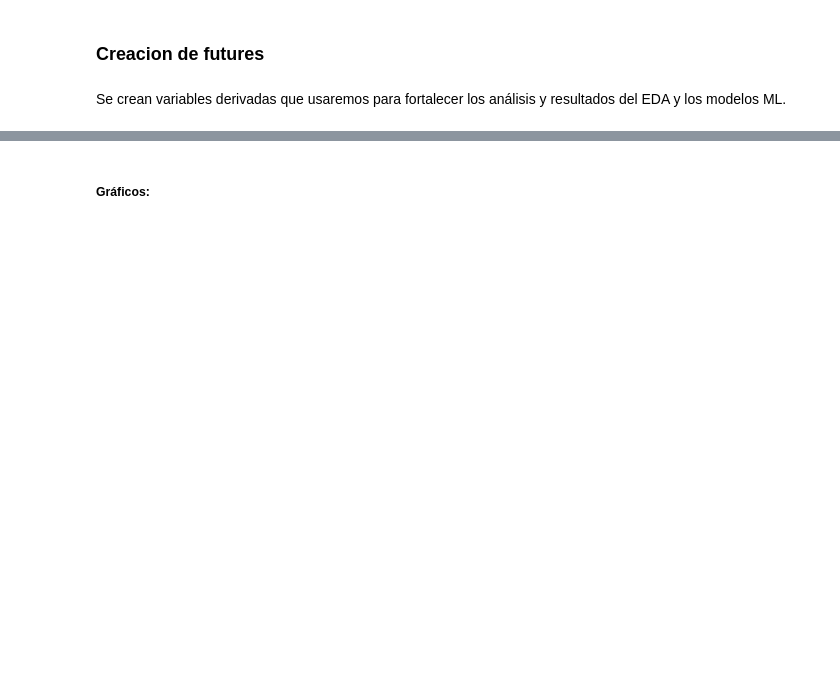
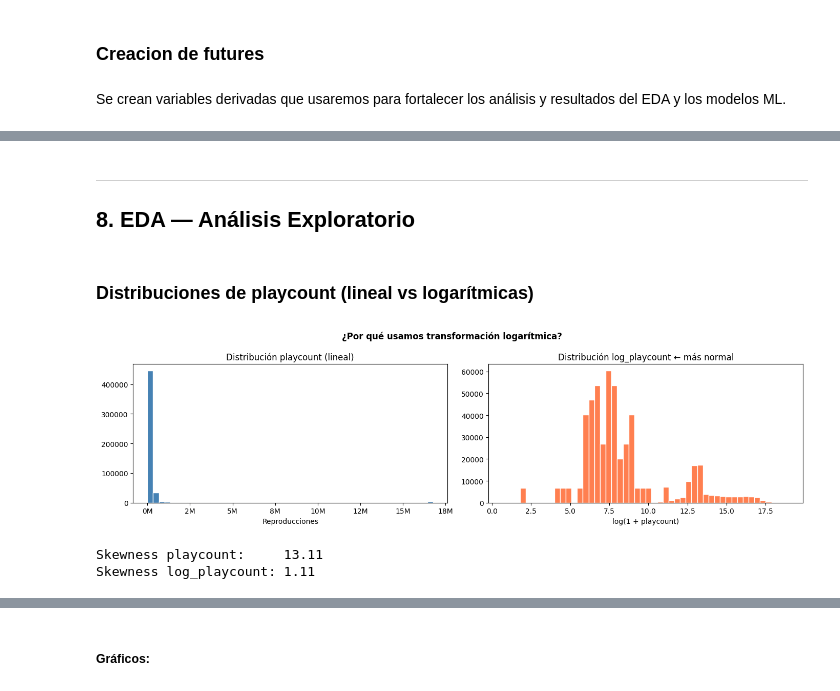
Before and after one commit to 4GeeksAcademy/ProyectoFinal23, a Jupyter notebook: src/Untitled1 - copia.ipynb, the cells around one changed output, grey strips where cells are left out. Saved outputs shown, nothing was run; the diff lists cells and outputs as text; code cells hidden in the pictures; blank space fills up the shorter version.

```diff
--- a/src/Untitled1 - copia.ipynb
+++ b/src/Untitled1 - copia.ipynb
@@ -744,0 +825,2 @@ top_artists = (df_clean.groupby('artist')[['playcount', 'name']].agg({'playcount
+# %%
+df_clean['track_share_of_artist'] = (df_clean['playcount'] / df_clean['artist_total_playcount'].replace(0, np.nan))
@@ -744,0 +829,4 @@ top_artists = (df_clean.groupby('artist')[['playcount', 'name']].agg({'playcount
+# %%
+
+top_artists = (df_clean.groupby('artist')[['playcount', 'name']].agg({'playcount': 'sum', 'name': 'count'}).rename(columns={'playcount': 'total_plays', 'name': 'n_tracks'}).sort_values('total_plays', ascending=False))
+top_artists.head(15)
@@ -744,0 +851,2 @@ top_artists = (df_clean.groupby('artist')[['playcount', 'name']].agg({'playcount
+# %%
+df_clean = df_clean.merge(top_artists,on='artist',how='left')
@@ -744,0 +856,3 @@ top_artists = (df_clean.groupby('artist')[['playcount', 'name']].agg({'playcount
+# %%
+df_clean['track_share_of_artist'] = df_clean['playcount'] / df_clean['total_plays']
+pd.DataFrame(df_clean[['artist','name','track_share_of_artist']].head())
@@ -744,0 +888,29 @@ top_artists = (df_clean.groupby('artist')[['playcount', 'name']].agg({'playcount
+# %% [markdown]
+---
+## 8. EDA — Análisis Exploratorio
+# %% [markdown]
+### Distribuciones de playcount (lineal vs logarítmicas)
+# %%
+fig, axes = plt.subplots(1, 2, figsize=(14, 4))
+
+p99 = df_clean['playcount'].quantile(0.99)
+
+axes[0].hist(df_clean['playcount'].clip(upper=p99), bins=50, color='steelblue', edgecolor='white')
+axes[0].set_title('Distribución playcount (lineal)')
+axes[0].set_xlabel('Reproducciones')
+axes[0].xaxis.set_major_formatter(mticker.FuncFormatter(lambda x, _: f'{x/1e6:.0f}M'))
+
+axes[1].hist(df_clean['log_playcount'], bins=50, color='coral', edgecolor='white')
+axes[1].set_title('Distribución log_playcount ← más normal')
+axes[1].set_xlabel('log(1 + playcount)')
+
+plt.suptitle('¿Por qué usamos transformación logarítmica?', fontweight='bold')
+plt.tight_layout()
+plt.show()
+
+print(f'Skewness playcount:     {df_clean["playcount"].skew():.2f}')
+print(f'Skewness log_playcount: {df_clean["log_playcount"].skew():.2f}')
+# %% [output]
+[figure, added]
+Skewness playcount:     13.11
+Skewness log_playcount: 1.11
```
Also changed, not shown: parts of 191 cells of this notebook, 2 other files.
